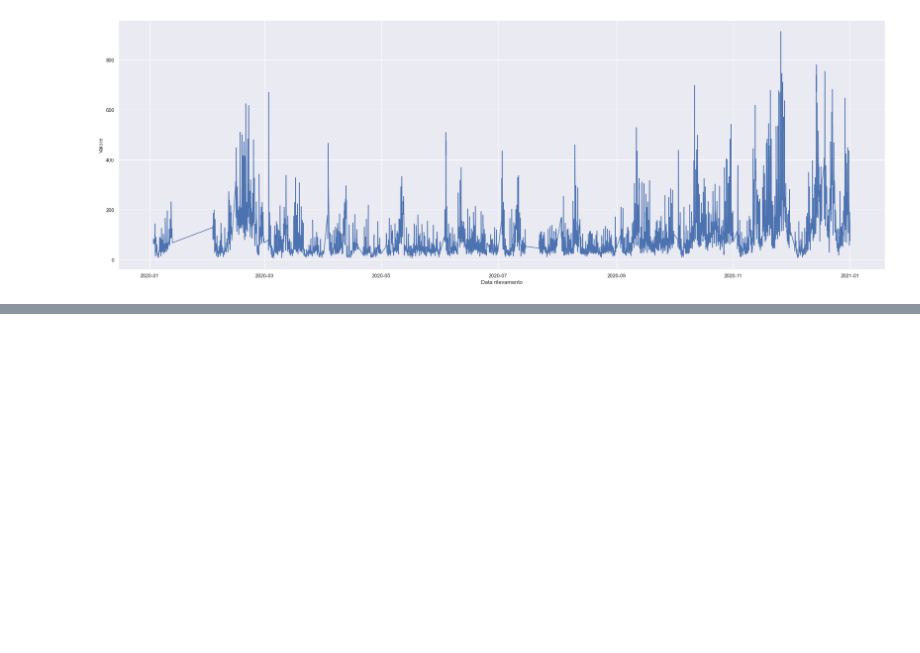
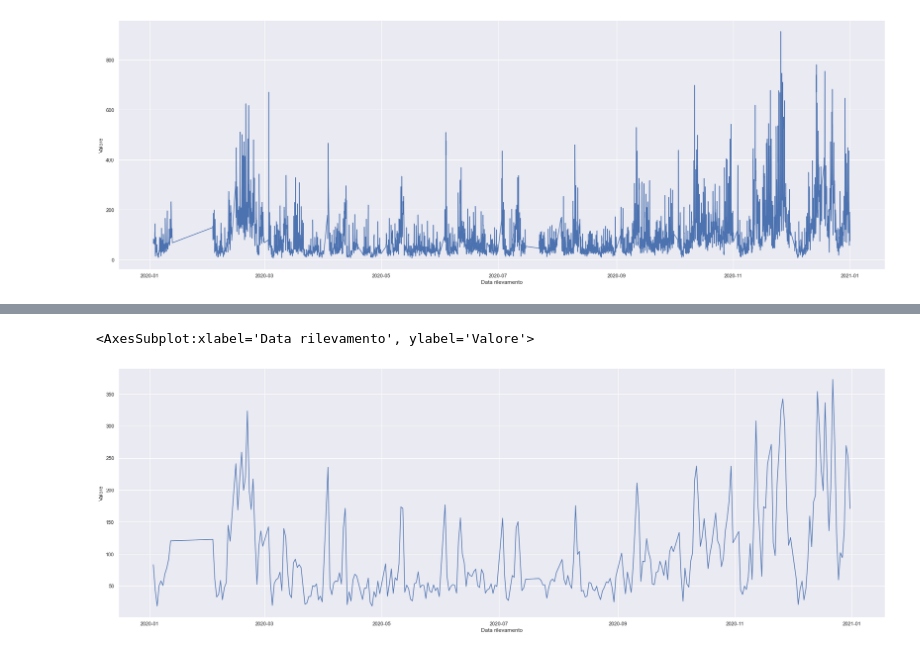
Before and after one commit to danielegerbaldo/Turin-Air-Quality-Comparison-Lockdown, a Jupyter notebook: Turin-Air-Quality-Comparison-Lockdown.ipynb, the cells around one changed output, grey strips where cells are left out. Drawn from its saved outputs; the diff is of its cells as text; code cells hidden in the pictures; blank space fills up the shorter version.

```diff
--- a/Turin-Air-Quality-Comparison-Lockdown.ipynb
+++ b/Turin-Air-Quality-Comparison-Lockdown.ipynb
@@ -219,0 +222,3 @@ sns.lineplot(data=to_rebaudengo_gas, x="Data rilevamento", y="Valore")
+# %%
+to_rebaudengo_gas_daily = to_rebaudengo_gas.resample('D', on='Data rilevamento').mean()
+to_rebaudengo_gas_daily
@@ -219,0 +240,6 @@ sns.lineplot(data=to_rebaudengo_gas, x="Data rilevamento", y="Valore")
+# %%
+plt.figure(figsize=(30, 10))
+sns.lineplot(data=to_rebaudengo_gas_daily, x="Data rilevamento", y="Valore")
+# %% [output]
+<AxesSubplot:xlabel='Data rilevamento', ylabel='Valore'>
+[figure, added]
```
Also changed, not shown: parts of 6 cells of this notebook.
